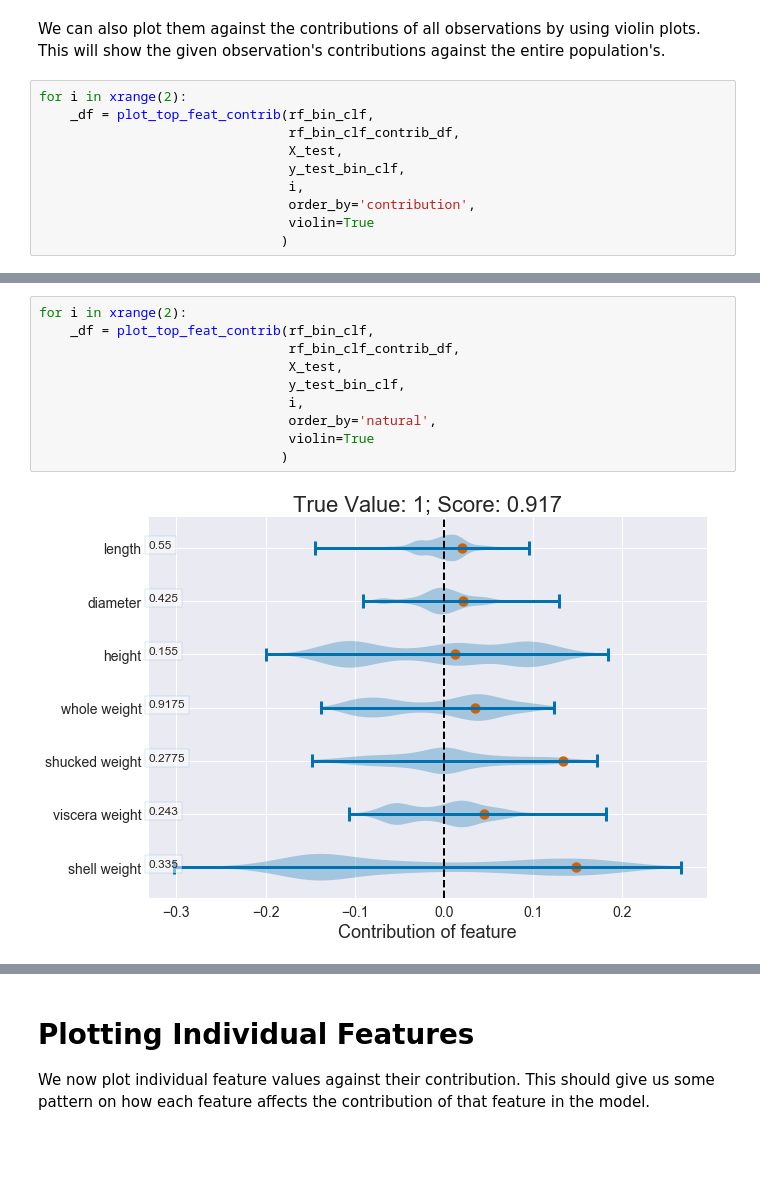
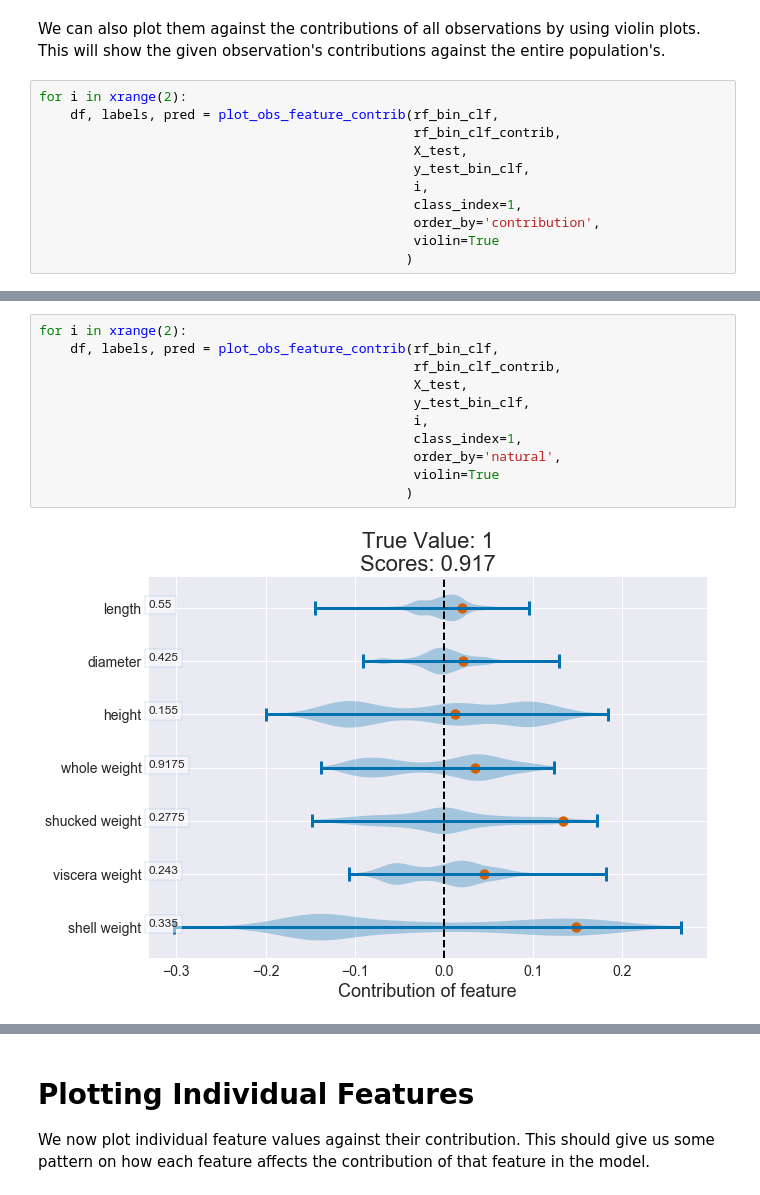
Before and after one commit to gregtam/interpreting-decision-trees-and-random-forests, a Jupyter notebook: Explaining Decision Trees and Random Forests.ipynb, the cells around one changed output, grey strips where cells are left out. Drawn from its saved outputs; the diff is of its cells as text; blank space fills up the shorter version.

```diff
--- a/Explaining Decision Trees and Random Forests.ipynb
+++ b/Explaining Decision Trees and Random Forests.ipynb
@@ -275,12 +281,13 @@ for i in xrange(2):
 We can also plot them against the contributions of all observations by using violin plots. This will show the given observation's contributions against the entire population's.
 # %%
 for i in xrange(2):
-    _df = plot_top_feat_contrib(rf_bin_clf,
-                                rf_bin_clf_contrib_df,
-                                X_test,
-                                y_test_bin_clf,
-                                i,
-                                order_by='contribution',
-                                violin=True
-                               )
+    df, labels, pred = plot_obs_feature_contrib(rf_bin_clf,
+                                                rf_bin_clf_contrib,
+                                                X_test,
+                                                y_test_bin_clf,
+                                                i,
+                                                class_index=1,
+                                                order_by='contribution',
+                                                violin=True
+                                               )
 # %% [output]
@@ -289,12 +296,13 @@ for i in xrange(2):
 # %%
 for i in xrange(2):
-    _df = plot_top_feat_contrib(rf_bin_clf,
-                                rf_bin_clf_contrib_df,
-                                X_test,
-                                y_test_bin_clf,
-                                i,
-                                order_by='natural',
-                                violin=True
-                               )
+    df, labels, pred = plot_obs_feature_contrib(rf_bin_clf,
+                                                rf_bin_clf_contrib,
+                                                X_test,
+                                                y_test_bin_clf,
+                                                i,
+                                                class_index=1,
+                                                order_by='natural',
+                                                violin=True
+                                               )
 # %% [output]
-[figure, old version]
+[figure, new version]
```
Also changed, not shown: parts of 22 cells of this notebook, 1 other file.
